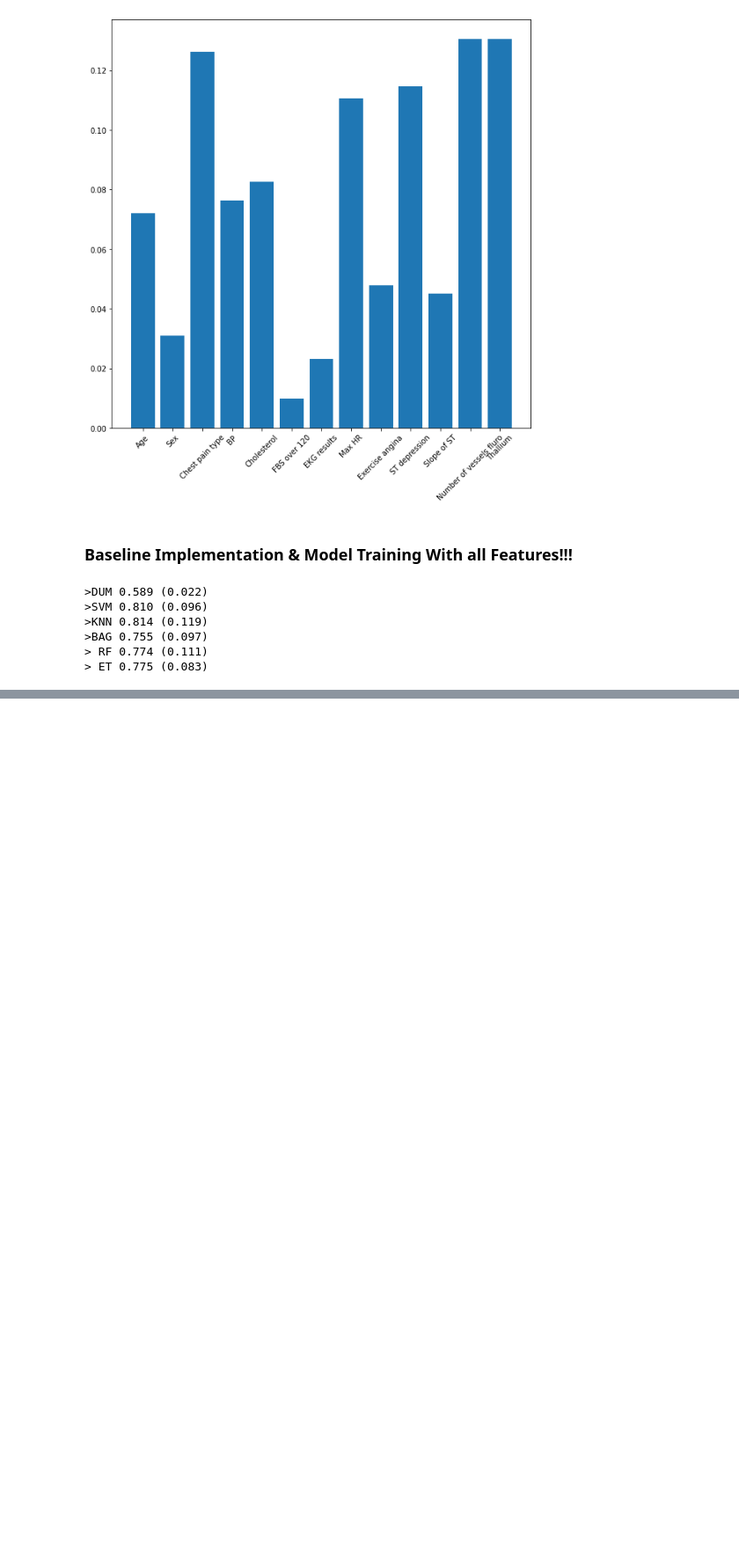
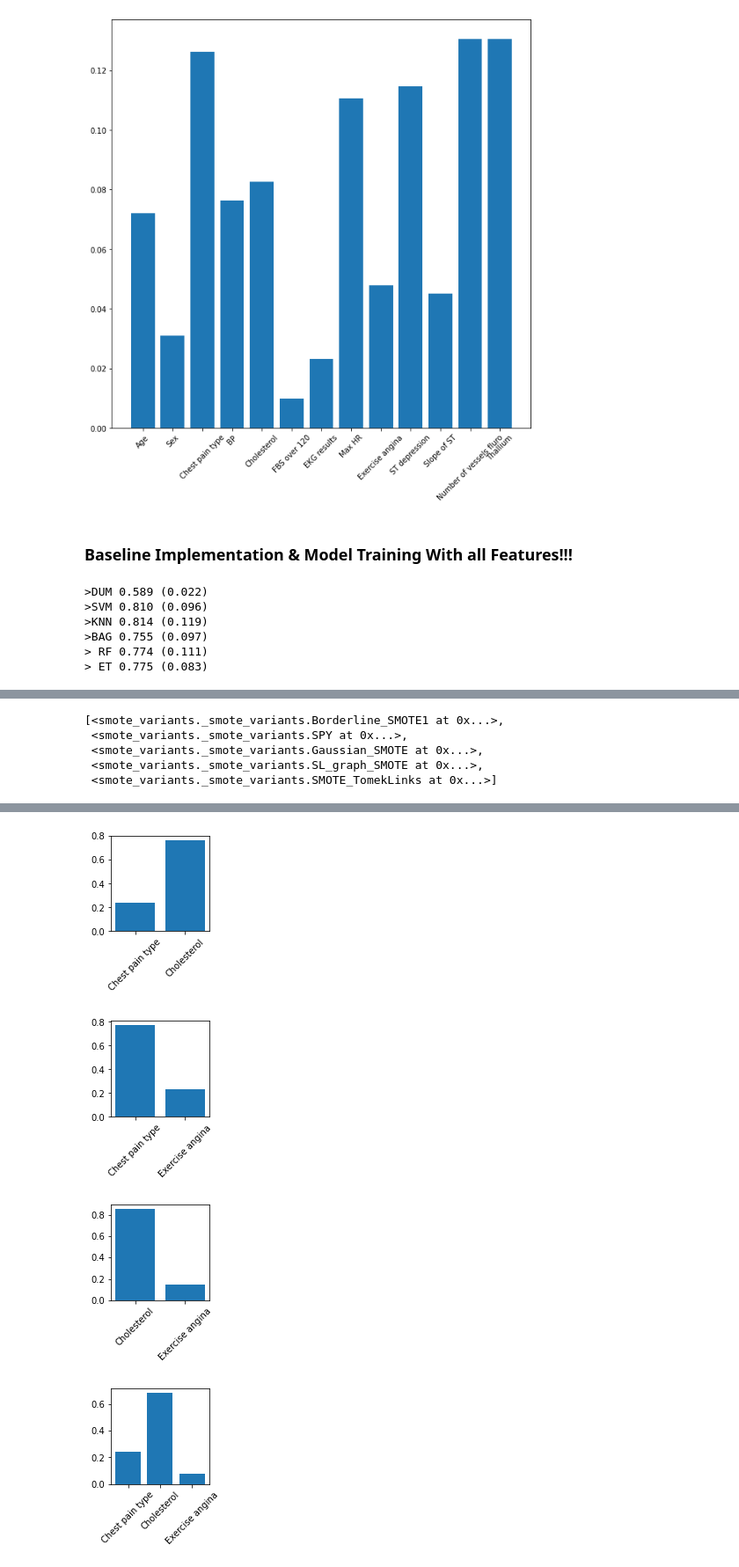
Before and after one commit to BSSB33/DSC-Lab, a Jupyter notebook: oversampling/heart_disease_prediction.ipynb, the cells around one changed output, grey strips where cells are left out. Shown at 88% size. Saved outputs shown, nothing was run; the diff lists cells and outputs as text; code cells hidden in the pictures; blank space fills up the shorter version.

Commit message:
Feature Importance Plotting

```diff
--- a/oversampling/heart_disease_prediction.ipynb
+++ b/oversampling/heart_disease_prediction.ipynb
@@ -132,12 +137,15 @@ for i in range(len(models)):
 # 3.2. Upon validation we take the same subsets of the validation set!
 # 4. Write our own evaulation method: Take the rankings and select the top 3 features (and the best oversampler.)
 # %%
+# 1. Function which returns all the possible combinations: E.g.: For 3 features: (x1, x2), (x2, x3), (x1, x3), (x1, x2, x3).
 import itertools
 import random
 
 feature_set = df_norm.columns
+
 #Remove this line for proper results
-feature_set = random.sample(list(feature_set), 4)
+feature_set = random.sample(list(feature_set), 3)
+
 combinations = []
 for L in range(2, len(feature_set) + 1):
     for subset in itertools.combinations(feature_set, L):
@@ -159,0 +222,51 @@ print(len(combinations))
+# %%
+best_5_oversampler = [sv.Borderline_SMOTE1(), sv.SPY(), sv.Gaussian_SMOTE(), sv.SL_graph_SMOTE(), sv.SMOTE_TomekLinks()]
+best_5_oversampler
+# %% [output]
+[<smote_variants._smote_variants.Borderline_SMOTE1 at 0x...>,
+ <smote_variants._smote_variants.SPY at 0x...>,
+ <smote_variants._smote_variants.Gaussian_SMOTE at 0x...>,
+ <smote_variants._smote_variants.SL_graph_SMOTE at 0x...>,
+ <smote_variants._smote_variants.SMOTE_TomekLinks at 0x...>]
+# %%
+# For each of the substes we try to find the best oversampler (out of the top 5)
+# 2/2. Try to run 5 oversampler from an array.
+# 2/3. Get columns with values
+
+from sklearn.neighbors import KNeighborsClassifier
+from sklearn.tree import DecisionTreeClassifier
+import shutil
+import smote_variants as sv
+import time
+
+start = time.time()
+
+# Add items here!!!
+for oversampler in best_5_oversampler:
+    if type(oversampler) == type(sv.Borderline_SMOTE1()):
+        for combination in combinations:
+            X_samp, y_samp = oversampler.sample(df_norm[list(combination)].values, y)
+
+            clf = RandomForestClassifier()
+            clf.fit(X_samp, y_samp)
+            plt.figure(figsize=(2,2))
+            plt.bar(combination, clf.feature_importances_)
+            plt.xticks(rotation=45)
+
+"""
+dataset= {'data': df_norm.values, 'target': y, 'name': 'heart_disease_data'}
+handle_chace()
+# samp_obj and cl_obj contain the oversampling and classifier objects which give the best performance together
+samp_obj, cl_obj = sv.model_selection(dataset= dataset,
+                                        samplers= sv.get_n_quickest_oversamplers(5),
+                                        classifiers= [KNeighborsClassifier(), DecisionTreeClassifier()],
+                                        cache_path= cache_path,
+                                        n_jobs= 5,
+                                        max_samp_par_comb= 35)
+
+X_samp, y_samp = samp_obj.sample(dataset['data'], dataset['target'])
+cl_obj.fit(X_samp, y_samp)
+"""
+end = time.time()
+print("Elapsed time: ", end - start, " seconds")
+# %% [output]
@@ -159,0 +278,4 @@ print(len(combinations))
+[figure, added]
+[figure, added]
+[figure, added]
+[figure, added]
```
Also changed, not shown: parts of 5 cells of this notebook.
